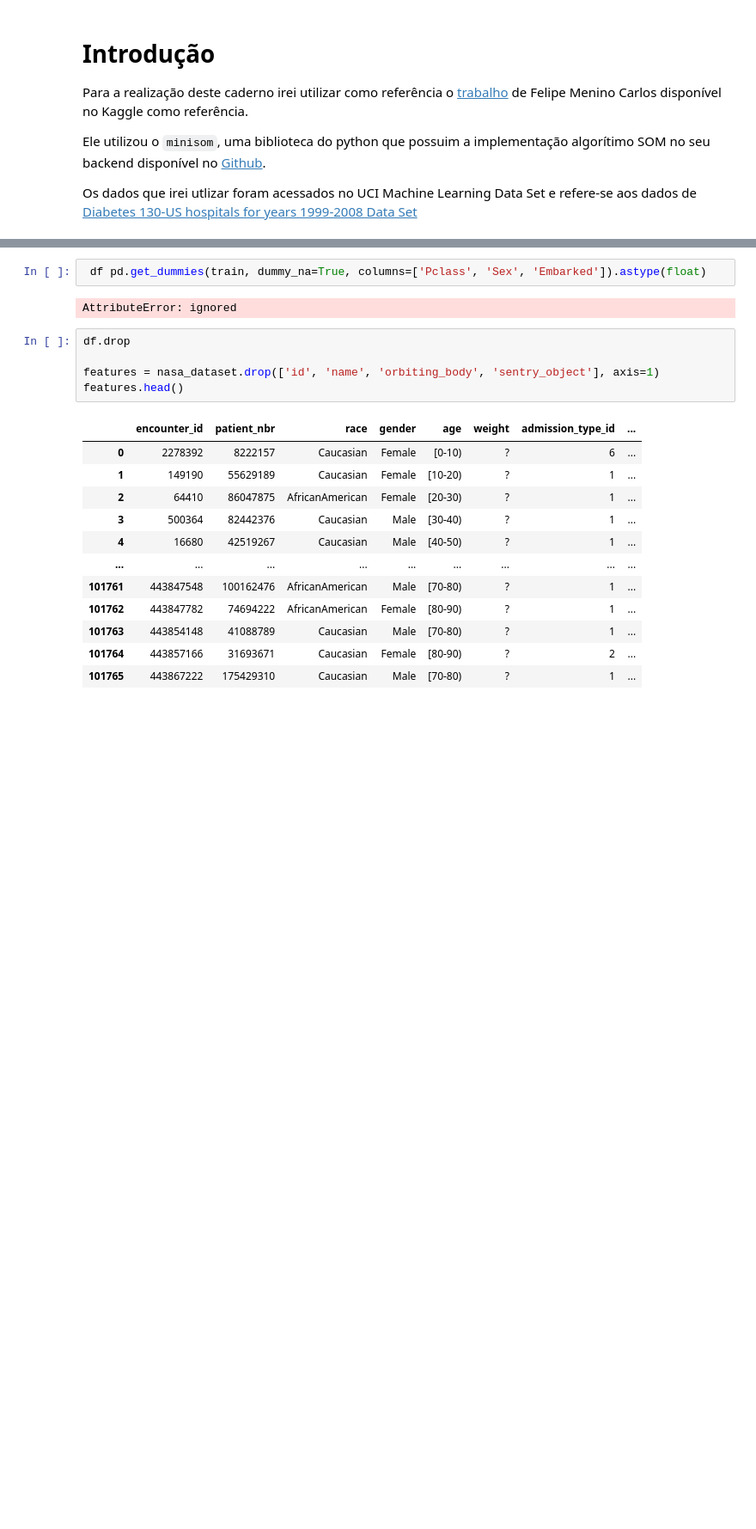
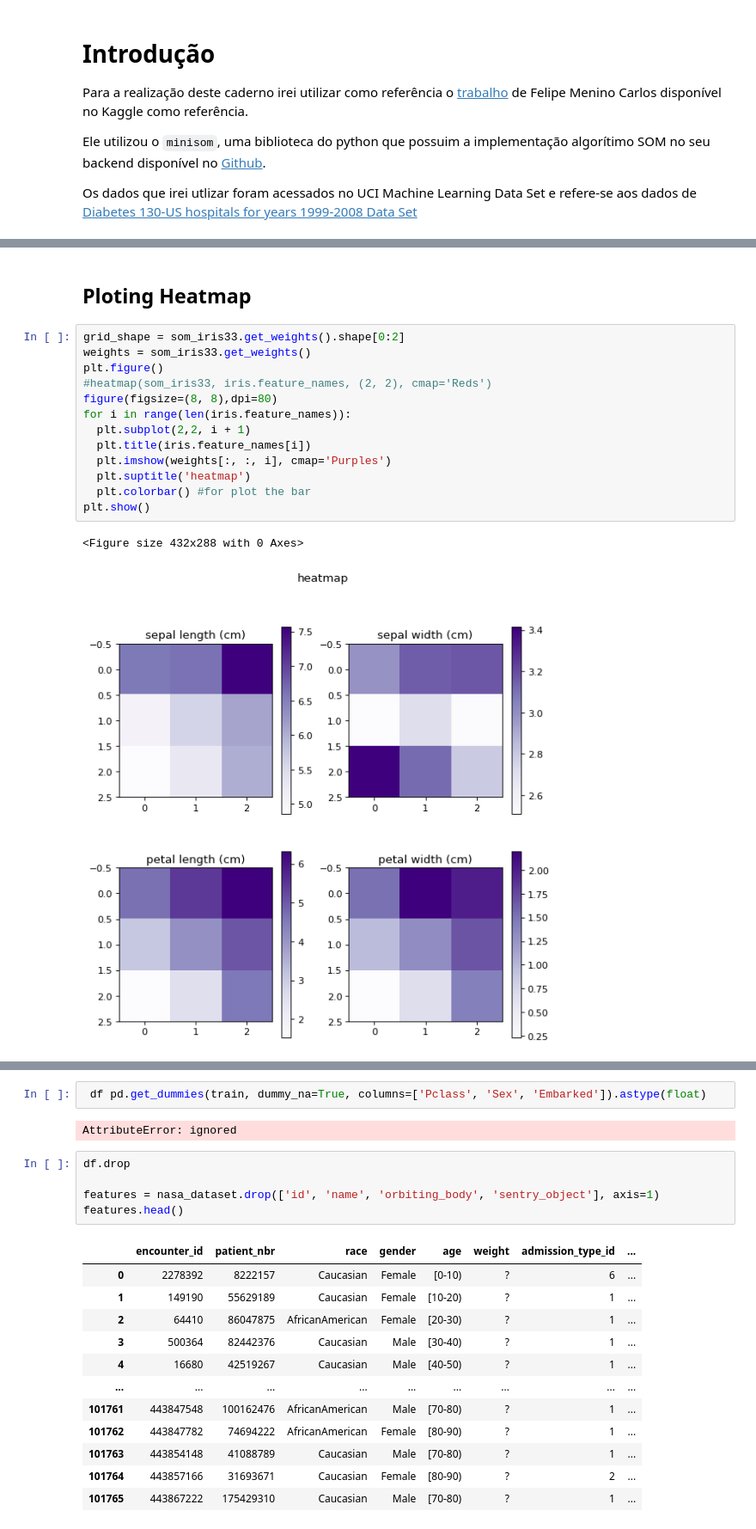
Before and after one commit to barauna-lo/Neurocomputing, a Jupyter notebook: Project_02_SOM.ipynb, the cells around one changed output, grey strips where cells are left out. Shown at 86% size. Drawn from its saved outputs; the diff is of its cells as text; blank space fills up the shorter version.

```diff
--- a/Project_02_SOM.ipynb
+++ b/Project_02_SOM.ipynb
@@ -115,0 +85,18 @@ memory usage: 38.8+ MB
+# %% [markdown]
+## Ploting Heatmap
+# %%
+grid_shape = som_iris33.get_weights().shape[0:2]
+weights = som_iris33.get_weights()
+plt.figure()
+#heatmap(som_iris33, iris.feature_names, (2, 2), cmap='Reds')
+figure(figsize=(8, 8),dpi=80)
+for i in range(len(iris.feature_names)):
+  plt.subplot(2,2, i + 1)
+  plt.title(iris.feature_names[i])
+  plt.imshow(weights[:, :, i], cmap='Purples')
+  plt.suptitle('heatmap')
+  plt.colorbar() #for plot the bar
+plt.show()
+# %% [output]
+<Figure size 432x288 with 0 Axes>
+[figure, added]
```
Also changed, not shown: parts of 20 cells of this notebook.
